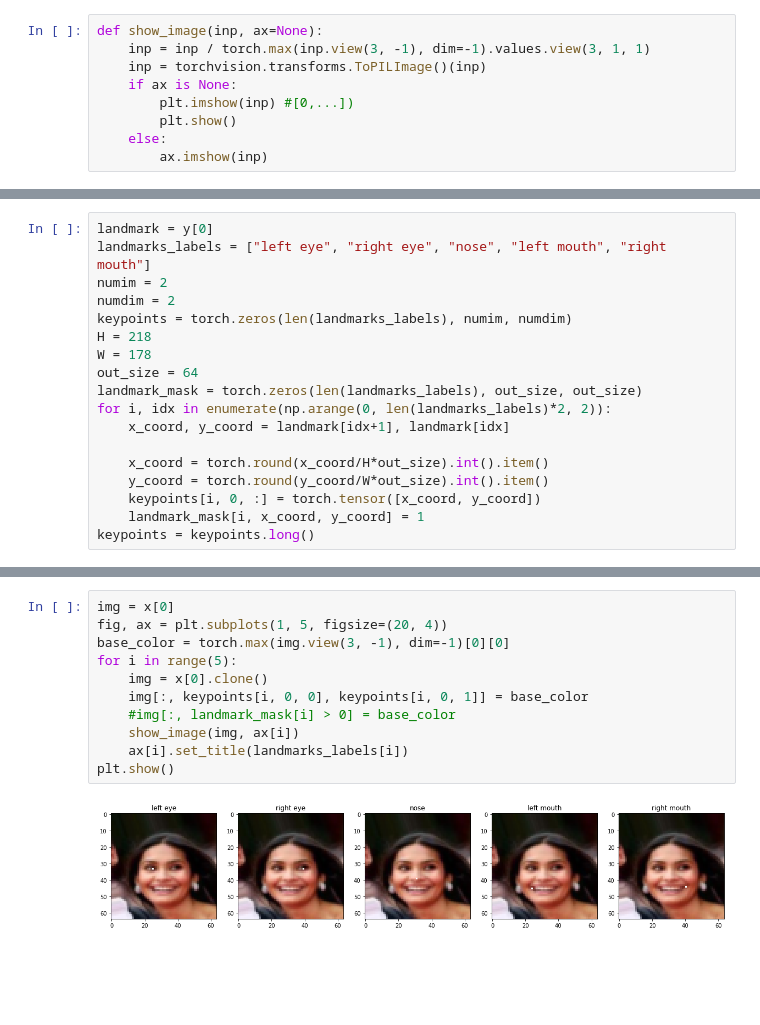
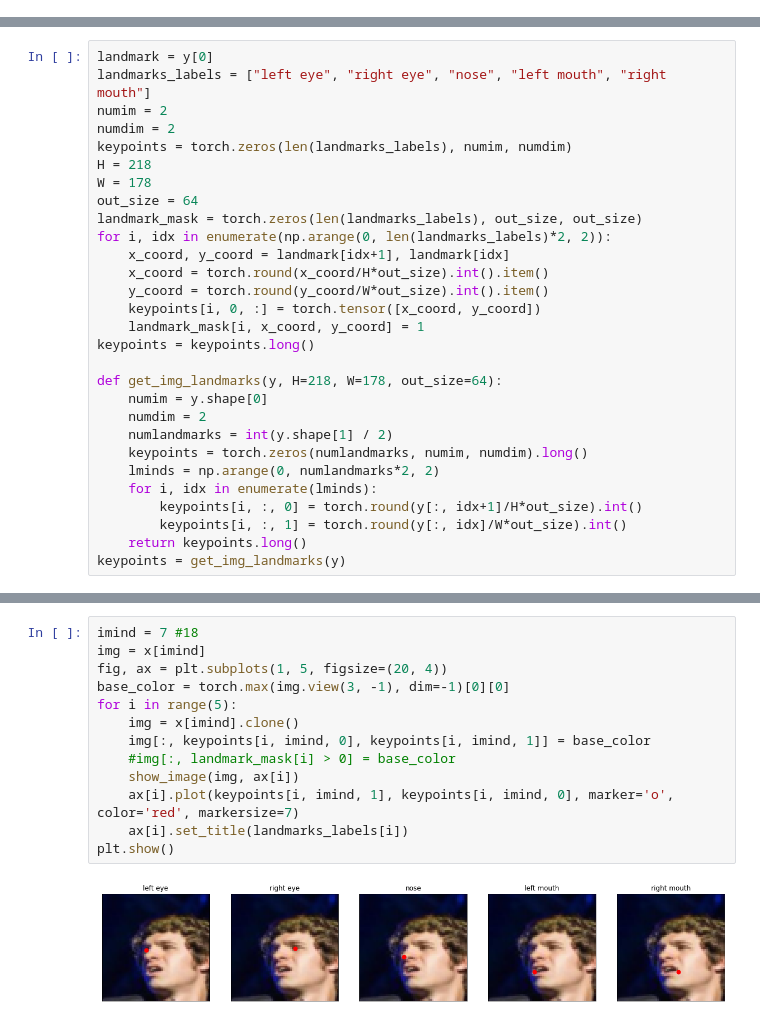
Before and after one commit to scoutsaachi/conv_was, a Jupyter notebook: CelebA.ipynb, the cells around one changed output, grey strips where cells are left out. Saved outputs shown, nothing was run; the diff lists cells and outputs as text; blank space fills up the shorter version.

Commit message:
keypoint updates, code for final paper

```diff
--- a/CelebA.ipynb
+++ b/CelebA.ipynb
@@ -14,10 +17 @@ from utils import d, make_K_slow, make_K, multiply_reshape
-# %%
-def show_image(inp, ax=None):
-    inp = inp / torch.max(inp.view(3, -1), dim=-1).values.view(3, 1, 1)
-    inp = torchvision.transforms.ToPILImage()(inp)
-    if ax is None:
-        plt.imshow(inp) #[0,...])
-        plt.show()
-    else:
-        ax.imshow(inp)
 # %%
@@ -51,9 +45,20 @@ out_size = 64
 landmark_mask = torch.zeros(len(landmarks_labels), out_size, out_size)
 for i, idx in enumerate(np.arange(0, len(landmarks_labels)*2, 2)):
     x_coord, y_coord = landmark[idx+1], landmark[idx]
-
     x_coord = torch.round(x_coord/H*out_size).int().item()
     y_coord = torch.round(y_coord/W*out_size).int().item()
     keypoints[i, 0, :] = torch.tensor([x_coord, y_coord])
     landmark_mask[i, x_coord, y_coord] = 1
 keypoints = keypoints.long()
+
+def get_img_landmarks(y, H=218, W=178, out_size=64):
+    numim = y.shape[0]
+    numdim = 2
+    numlandmarks = int(y.shape[1] / 2)
+    keypoints = torch.zeros(numlandmarks, numim, numdim).long()
+    lminds = np.arange(0, numlandmarks*2, 2)
+    for i, idx in enumerate(lminds):
+        keypoints[i, :, 0] = torch.round(y[:, idx+1]/H*out_size).int()
+        keypoints[i, :, 1] = torch.round(y[:, idx]/W*out_size).int()
+    return keypoints.long()
+keypoints = get_img_landmarks(y)
@@ -100,16 +65,18 @@ tensor([[33, 20],
 # %%
-img = x[0]
+imind = 7 #18
+img = x[imind]
 fig, ax = plt.subplots(1, 5, figsize=(20, 4))
 base_color = torch.max(img.view(3, -1), dim=-1)[0][0]
 for i in range(5):
-    img = x[0].clone()
-    img[:, keypoints[i, 0, 0], keypoints[i, 0, 1]] = base_color
+    img = x[imind].clone()
+    img[:, keypoints[i, imind, 0], keypoints[i, imind, 1]] = base_color
     #img[:, landmark_mask[i] > 0] = base_color
     show_image(img, ax[i])
+    ax[i].plot(keypoints[i, imind, 1], keypoints[i, imind, 0], marker='o', color='red', markersize=7)
     ax[i].set_title(landmarks_labels[i])
 plt.show()
 # %% [output]
-[figure, old version]
+[figure, new version]
 # %%
 for b in range(32):
     print(b)
```
Also changed, not shown: parts of 26 cells of this notebook, 2 other files.
